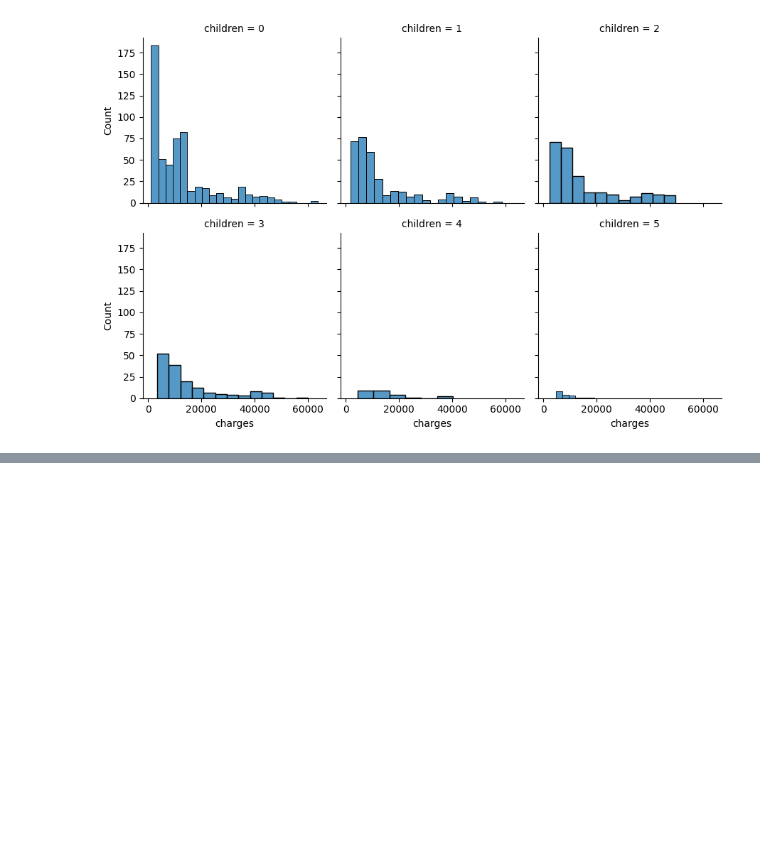
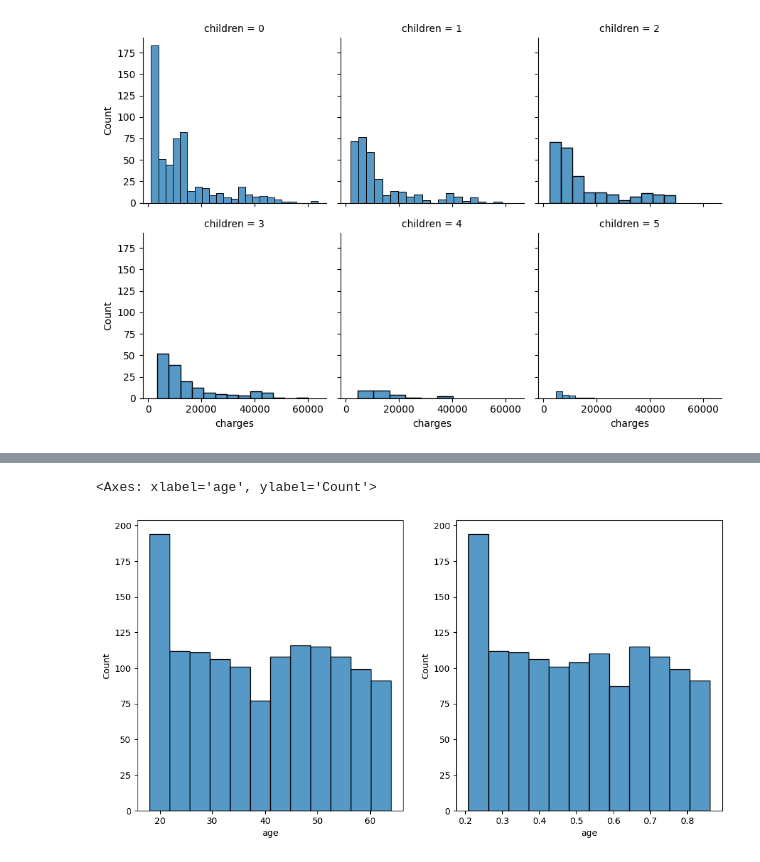
Before and after one commit to haverstein/Personal-Medical-Cost-Prediction, a Jupyter notebook: script.ipynb, the cells around one changed output, grey strips where cells are left out. Drawn from its saved outputs; the diff is of its cells as text; code cells hidden in the pictures; blank space fills up the shorter version.

```diff
--- a/script.ipynb
+++ b/script.ipynb
@@ -135,0 +179,10 @@ sns.heatmap(data.corr(),annot=True)
+# %%
+pi = 3.145
+# %%
+fig, axes = plt.subplots(nrows=1, ncols=2, figsize=(12, 6))
+
+sns.histplot(data['age'],ax=axes[0])
+sns.histplot(np.sqrt(np.log(data['age']))*np.sin(2*pi*data['age']),ax=axes[1])
+# %% [output]
+<Axes: xlabel='age', ylabel='Count'>
+[figure, added]
```
Also changed, not shown: parts of 24 cells of this notebook.
